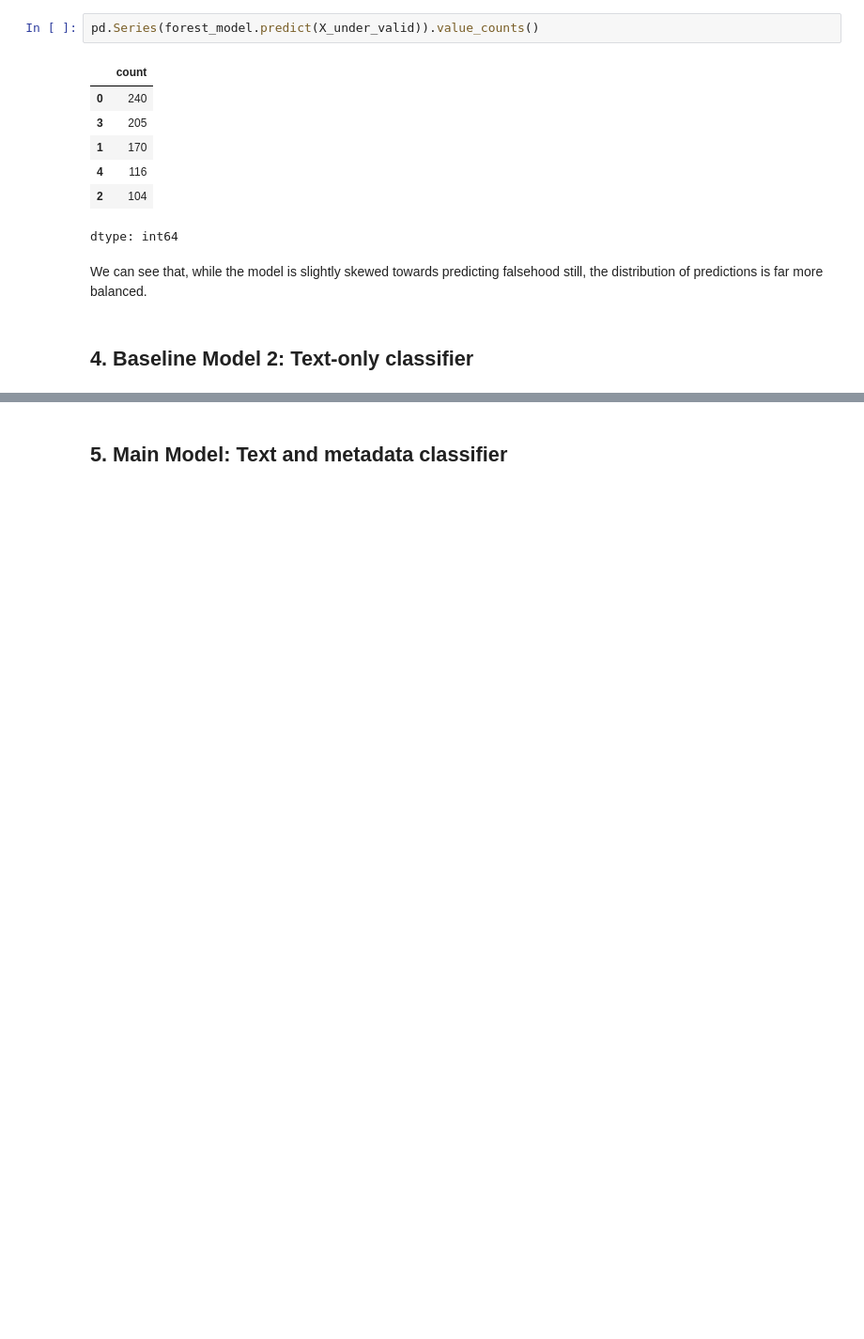
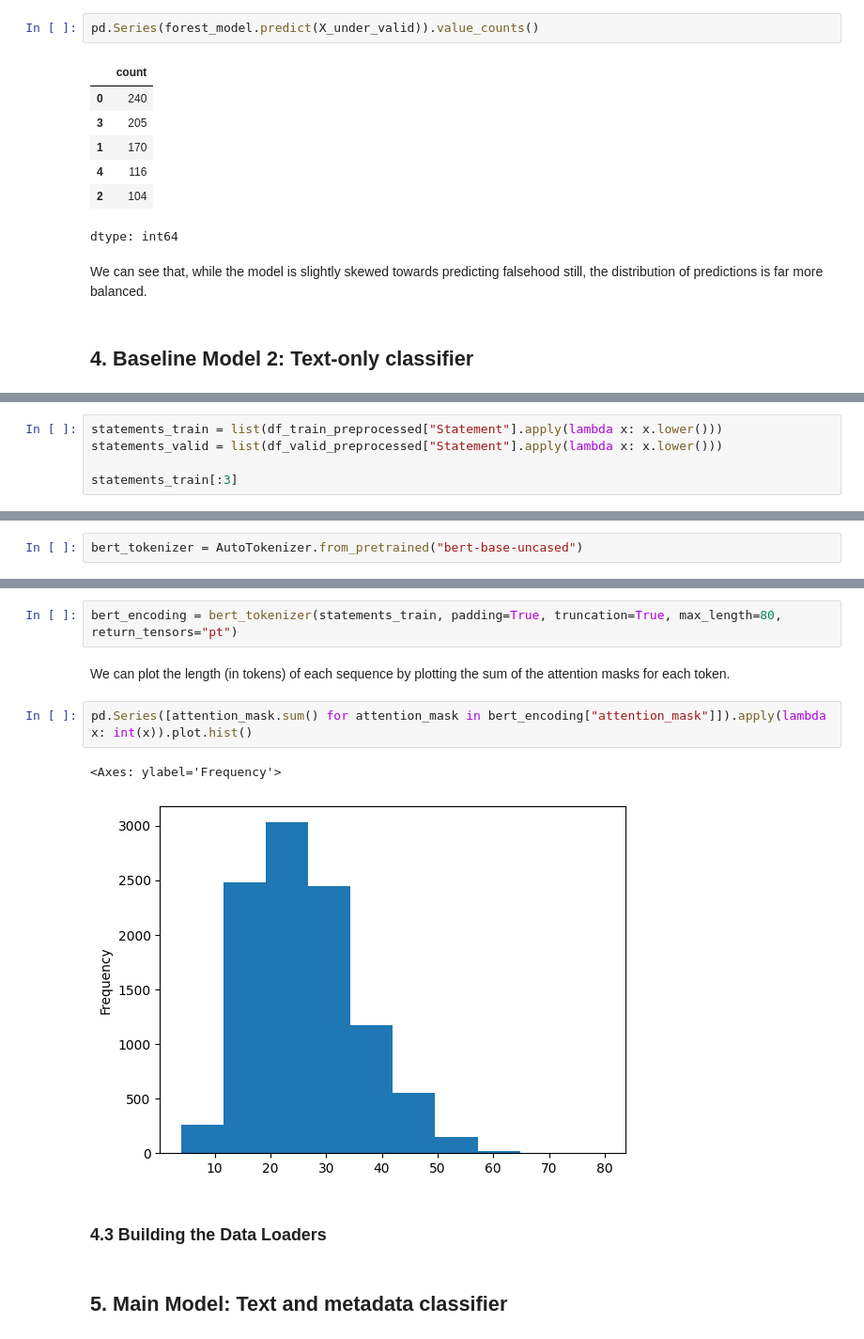
Before and after one commit to giacomomolinari/liar-fake-news-detector, a Jupyter notebook: models.ipynb, the cells around one changed output, grey strips where cells are left out. Shown at 94% size. Saved outputs shown, nothing was run; the diff lists cells and outputs as text; blank space fills up the shorter version.

```diff
--- a/models.ipynb
+++ b/models.ipynb
@@ -952,0 +956,5 @@ We can see that, while the model is slightly skewed towards predicting falsehood
+# %%
+statements_train = list(df_train_preprocessed["Statement"].apply(lambda x: x.lower()))
+statements_valid = list(df_valid_preprocessed["Statement"].apply(lambda x: x.lower()))
+
+statements_train[:3]
@@ -952,0 +969,2 @@ We can see that, while the model is slightly skewed towards predicting falsehood
+# %%
+bert_tokenizer = AutoTokenizer.from_pretrained("bert-base-uncased")
@@ -953,2 +979,13 @@ We can see that, while the model is slightly skewed towards predicting falsehood
+# %%
+bert_encoding = bert_tokenizer(statements_train, padding=True, truncation=True, max_length=80, return_tensors="pt")
+# %% [markdown]
+We can plot the length (in tokens) of each sequence by plotting the sum of the attention masks for each token.
+# %%
+pd.Series([attention_mask.sum() for attention_mask in bert_encoding["attention_mask"]]).apply(lambda x: int(x)).plot.hist()
+# %% [output]
+<Axes: ylabel='Frequency'>
+[figure, added]
+# %% [markdown]
+### 4.3 Building the Data Loaders
 # %% [markdown]
 ## 5. Main Model: Text and metadata classifier
```
Also changed, not shown: parts of 6 cells of this notebook.
